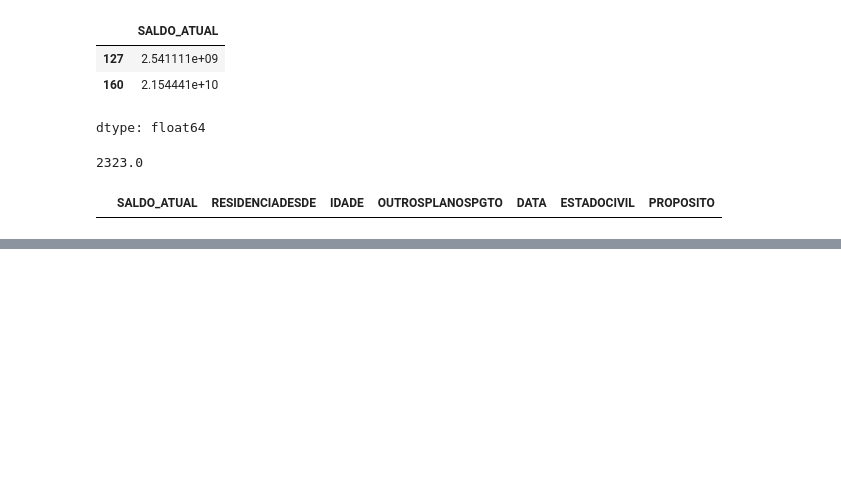
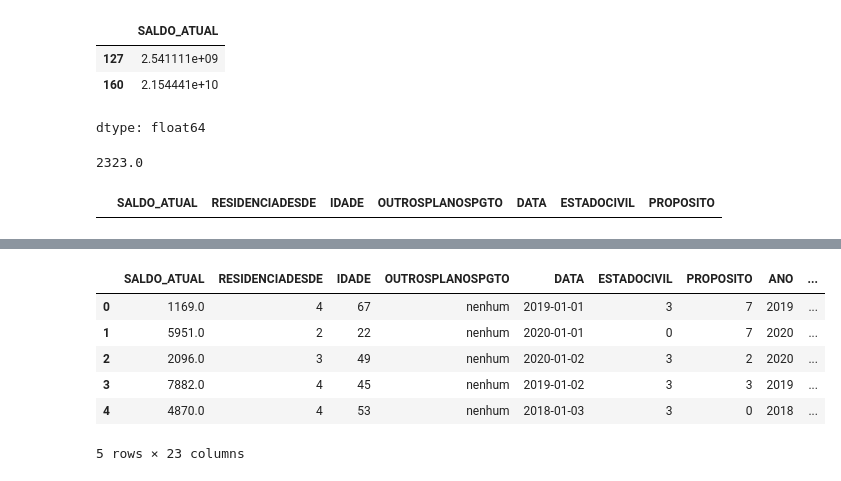
Before and after one commit to luzagoc/data_science, a Jupyter notebook: EngAtributos.ipynb, the cells around one changed output, grey strips where cells are left out. Drawn from its saved outputs; the diff is of its cells as text; code cells hidden in the pictures; blank space fills up the shorter version.

```diff
--- a/EngAtributos.ipynb
+++ b/EngAtributos.ipynb
@@ -126,0 +315,12 @@ X.loc[X['SALDO_ATUAL']>=desv*2]
+# %%
+#JUNTAR O x, O z E O m
+X = pd.concat([X, z,pd.DataFrame(m,columns=['SALDO_ATUAL_N', 'RESIDENCIADESEDE_N', 'IDADE_N'])], axis=1)
+X.head()
+# %% [output]
+|  | SALDO_ATUAL | RESIDENCIADESDE | IDADE | OUTROSPLANOSPGTO | DATA | ESTADOCIVIL | PROPOSITO | ANO | ... |
+| 0 | 1169.0 | 4 | 67 | nenhum | 2019-01-01 | 3 | 7 | 2019 | ... |
+| 1 | 5951.0 | 2 | 22 | nenhum | 2020-01-01 | 0 | 7 | 2020 | ... |
+| 2 | 2096.0 | 3 | 49 | nenhum | 2020-01-02 | 3 | 2 | 2020 | ... |
+| 3 | 7882.0 | 4 | 45 | nenhum | 2019-01-02 | 3 | 3 | 2019 | ... |
+| 4 | 4870.0 | 4 | 53 | nenhum | 2018-01-03 | 3 | 0 | 2018 | ... |
+5 rows × 23 columns
```
Also changed, not shown: parts of 15 cells of this notebook.
